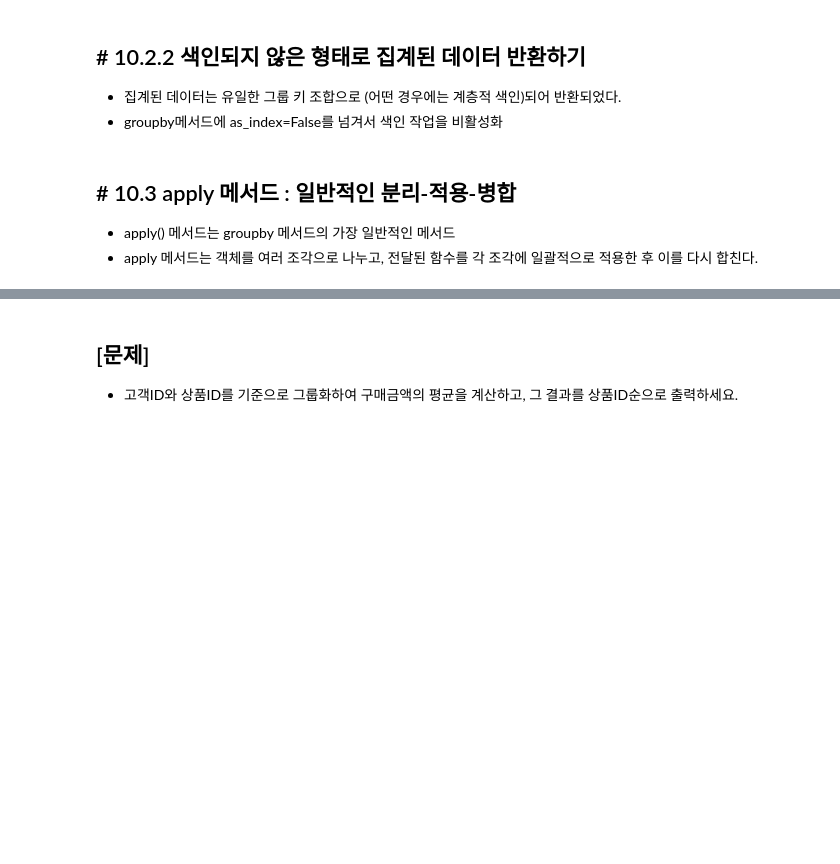
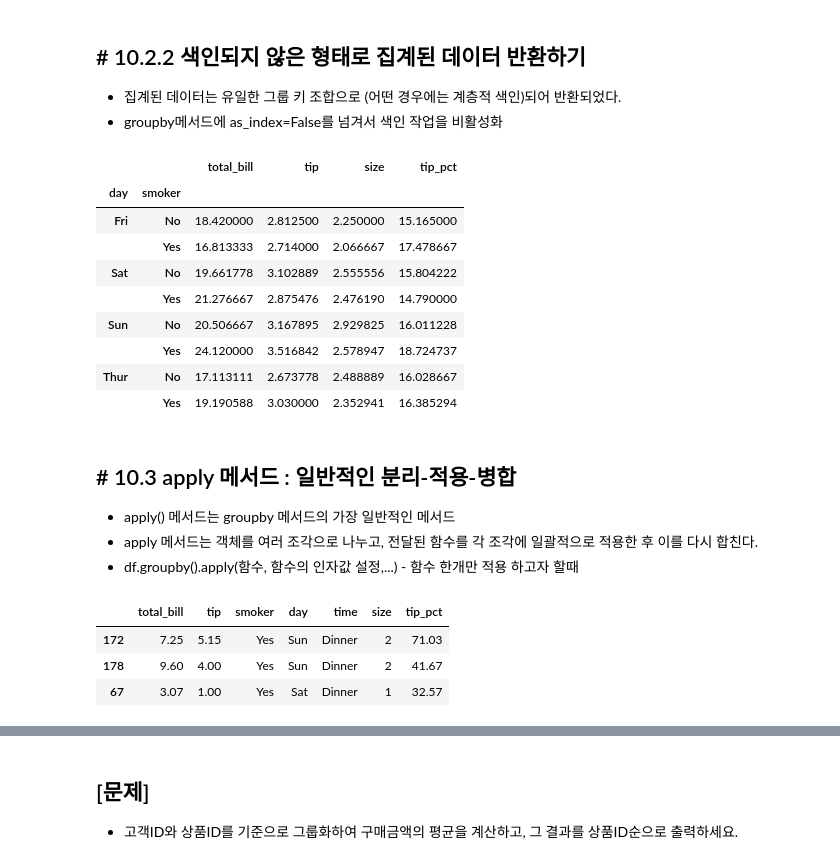
Before and after one commit to parkjin0589/python_basic_2, a Jupyter notebook: data_analysis_05_01_class.ipynb, the cells around one changed output, grey strips where cells are left out. Saved outputs shown, nothing was run; the diff lists cells and outputs as text; code cells hidden in the pictures; blank space fills up the shorter version.

```diff
--- a/data_analysis_05_01_class.ipynb
+++ b/data_analysis_05_01_class.ipynb
@@ -565,4 +645,4 @@ tips.head()
 # %%
 # total_bill에서 팁의 비율을 tip_pct 열에 출가하기
-tips["tip_pct"] = tips["tip"] / tips["total_bill"]
+tips["tip_pct"] = round(tips["tip"] / tips["total_bill"] * 100,2)
 tips.head()
@@ -588,15 +722,33 @@ result
 * 집계된 데이터는 유일한 그룹 키 조합으로 (어떤 경우에는 계층적 색인)되어 반환되었다.
 * groupby메서드에 as_index=False를 넘겨서 색인 작업을 비활성화
 # %%
-grouped = tips.groupby(["day", "smoker"], as_index=False)
+grouped = tips.groupby(["day", "smoker"], as_index=True) # 데이터프레임의 평탄화
 grouped.mean(numeric_only=True)
+# %% [output]
+|  |  | total_bill | tip | size | tip_pct |
+| day | smoker |  |  |  |  |
+| Fri | No | 18.420000 | 2.812500 | 2.250000 | 15.165000 |
+|  | Yes | 16.813333 | 2.714000 | 2.066667 | 17.478667 |
+| Sat | No | 19.661778 | 3.102889 | 2.555556 | 15.804222 |
+|  | Yes | 21.276667 | 2.875476 | 2.476190 | 14.790000 |
+| Sun | No | 20.506667 | 3.167895 | 2.929825 | 16.011228 |
+|  | Yes | 24.120000 | 3.516842 | 2.578947 | 18.724737 |
+| Thur | No | 17.113111 | 2.673778 | 2.488889 | 16.028667 |
+|  | Yes | 19.190588 | 3.030000 | 2.352941 | 16.385294 |
 # %% [markdown]
 ## # 10.3 apply 메서드 : 일반적인 분리-적용-병합
 * apply() 메서드는 groupby 메서드의 가장 일반적인 메서드
 * apply 메서드는 객체를 여러 조각으로 나누고, 전달된 함수를 각 조각에 일괄적으로 적용한 후 이를 다시 합친다.
+* df.groupby().apply(함수, 함수의 인자값 설정,...) - 함수 한개만 적용 하고자 할때
 # %%
 # 특정 열에서 가장 큰 값을 갖는 행을 선택하는 함수 정의
 def top(df, n=5, column="tip_pct"):
     return df.sort_values(column, ascending=False)[:n]
-top(tips, n=6)
+# top 호출
+top(tips, n=3)
+# %% [output]
+|  | total_bill | tip | smoker | day | time | size | tip_pct |
+| 172 | 7.25 | 5.15 | Yes | Sun | Dinner | 2 | 71.03 |
+| 178 | 9.60 | 4.00 | Yes | Sun | Dinner | 2 | 41.67 |
+| 67 | 3.07 | 1.00 | Yes | Sat | Dinner | 1 | 32.57 |
 # %%
```
Also changed, not shown: parts of 39 cells of this notebook, 12 other files.
